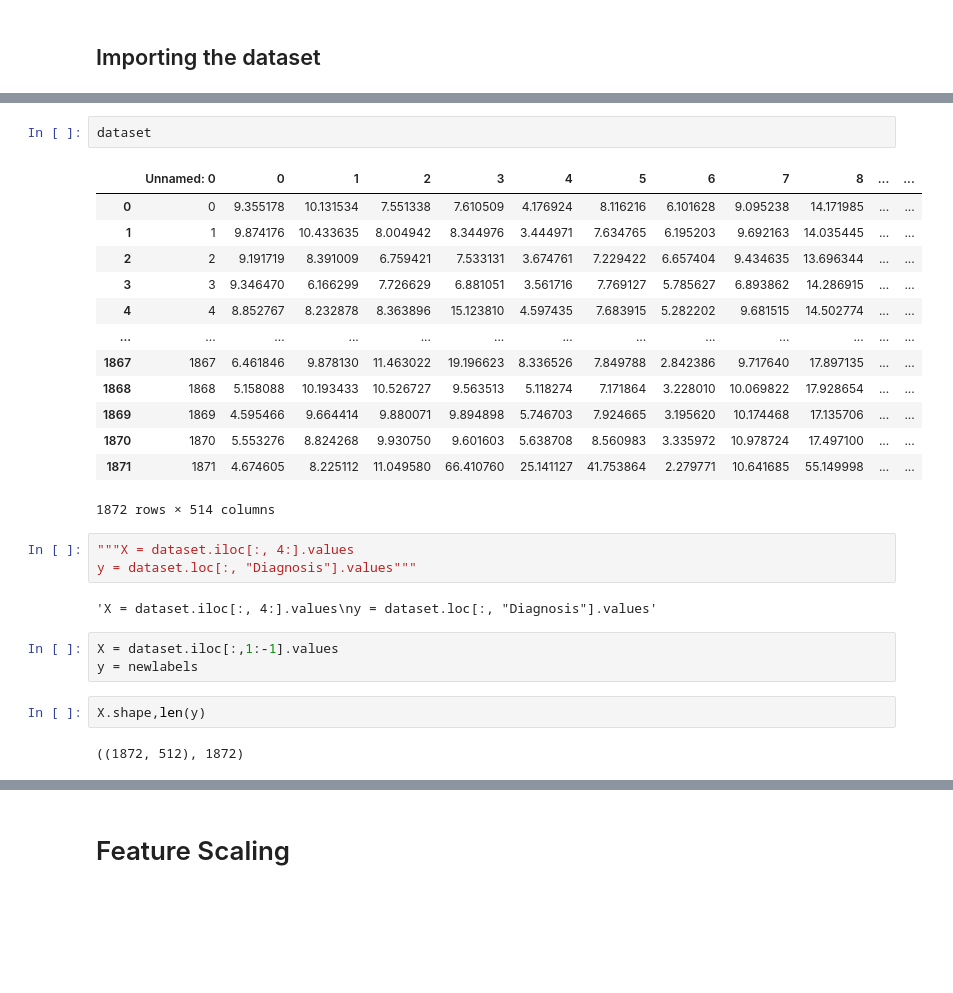
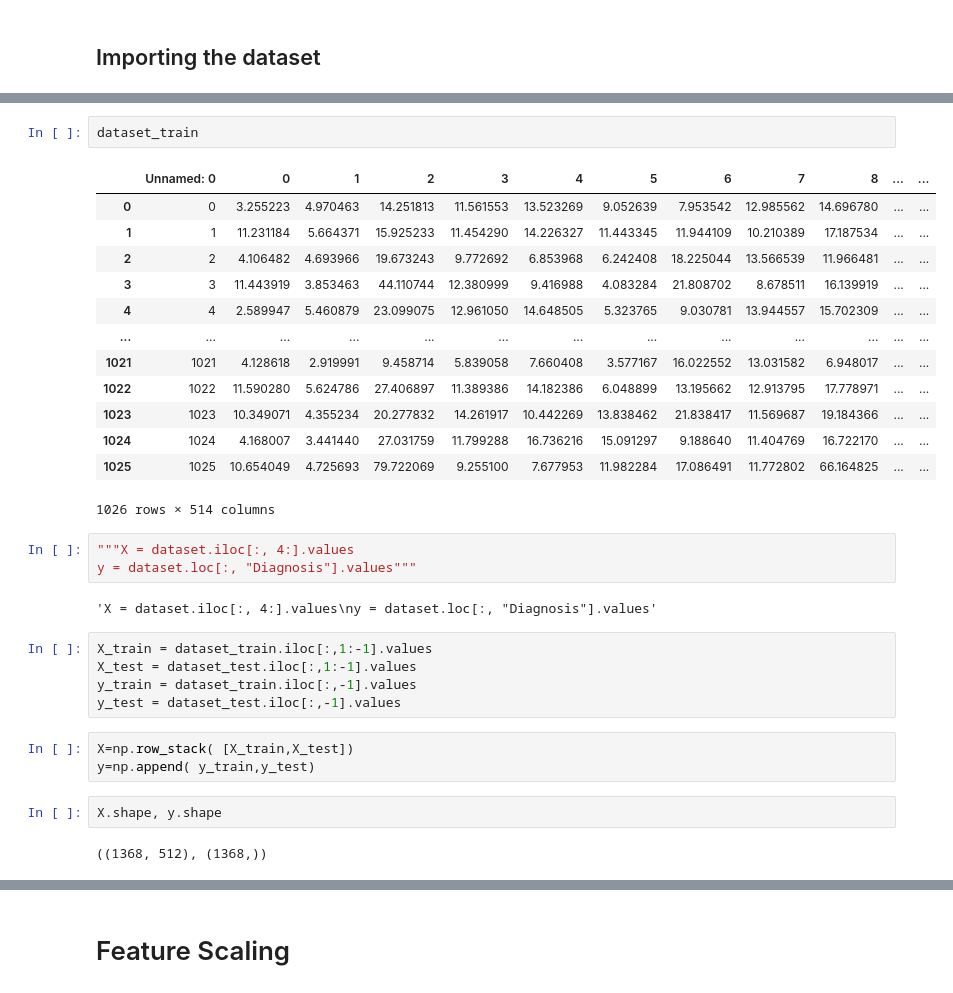
Before and after one commit to samangoli78/SONAR, a Jupyter notebook: Machine_Learning_Sonar.ipynb, the cells around one changed output, grey strips where cells are left out. Saved outputs shown, nothing was run; the diff lists cells and outputs as text; blank space fills up the shorter version.

```diff
--- a/Machine_Learning_Sonar.ipynb
+++ b/Machine_Learning_Sonar.ipynb
@@ -31,28 +31,33 @@ newlabels.shape
-# %%
-dataset
-# %% [output]
-|  | Unnamed: 0 | 0 | 1 | 2 | 3 | 4 | 5 | 6 | 7 | 8 | ... | ... |
-| 0 | 0 | 9.355178 | 10.131534 | 7.551338 | 7.610509 | 4.176924 | 8.116216 | 6.101628 | 9.095238 | 14.171985 | ... | ... |
-| 1 | 1 | 9.874176 | 10.433635 | 8.004942 | 8.344976 | 3.444971 | 7.634765 | 6.195203 | 9.692163 | 14.035445 | ... | ... |
-| 2 | 2 | 9.191719 | 8.391009 | 6.759421 | 7.533131 | 3.674761 | 7.229422 | 6.657404 | 9.434635 | 13.696344 | ... | ... |
-| 3 | 3 | 9.346470 | 6.166299 | 7.726629 | 6.881051 | 3.561716 | 7.769127 | 5.785627 | 6.893862 | 14.286915 | ... | ... |
-| 4 | 4 | 8.852767 | 8.232878 | 8.363896 | 15.123810 | 4.597435 | 7.683915 | 5.282202 | 9.681515 | 14.502774 | ... | ... |
-| ... | ... | ... | ... | ... | ... | ... | ... | ... | ... | ... | ... | ... |
-| 1867 | 1867 | 6.461846 | 9.878130 | 11.463022 | 19.196623 | 8.336526 | 7.849788 | 2.842386 | 9.717640 | 17.897135 | ... | ... |
-| 1868 | 1868 | 5.158088 | 10.193433 | 10.526727 | 9.563513 | 5.118274 | 7.171864 | 3.228010 | 10.069822 | 17.928654 | ... | ... |
-| 1869 | 1869 | 4.595466 | 9.664414 | 9.880071 | 9.894898 | 5.746703 | 7.924665 | 3.195620 | 10.174468 | 17.135706 | ... | ... |
-| 1870 | 1870 | 5.553276 | 8.824268 | 9.930750 | 9.601603 | 5.638708 | 8.560983 | 3.335972 | 10.978724 | 17.497100 | ... | ... |
-| 1871 | 1871 | 4.674605 | 8.225112 | 11.049580 | 66.410760 | 25.141127 | 41.753864 | 2.279771 | 10.641685 | 55.149998 | ... | ... |
-1872 rows × 514 columns
+# %%
+dataset_train
+# %% [output]
+|  | Unnamed: 0 | 0 | 1 | 2 | 3 | 4 | 5 | 6 | 7 | 8 | ... | ... |
+| 0 | 0 | 3.255223 | 4.970463 | 14.251813 | 11.561553 | 13.523269 | 9.052639 | 7.953542 | 12.985562 | 14.696780 | ... | ... |
+| 1 | 1 | 11.231184 | 5.664371 | 15.925233 | 11.454290 | 14.226327 | 11.443345 | 11.944109 | 10.210389 | 17.187534 | ... | ... |
+| 2 | 2 | 4.106482 | 4.693966 | 19.673243 | 9.772692 | 6.853968 | 6.242408 | 18.225044 | 13.566539 | 11.966481 | ... | ... |
+| 3 | 3 | 11.443919 | 3.853463 | 44.110744 | 12.380999 | 9.416988 | 4.083284 | 21.808702 | 8.678511 | 16.139919 | ... | ... |
+| 4 | 4 | 2.589947 | 5.460879 | 23.099075 | 12.961050 | 14.648505 | 5.323765 | 9.030781 | 13.944557 | 15.702309 | ... | ... |
+| ... | ... | ... | ... | ... | ... | ... | ... | ... | ... | ... | ... | ... |
+| 1021 | 1021 | 4.128618 | 2.919991 | 9.458714 | 5.839058 | 7.660408 | 3.577167 | 16.022552 | 13.031582 | 6.948017 | ... | ... |
+| 1022 | 1022 | 11.590280 | 5.624786 | 27.406897 | 11.389386 | 14.182386 | 6.048899 | 13.195662 | 12.913795 | 17.778971 | ... | ... |
+| 1023 | 1023 | 10.349071 | 4.355234 | 20.277832 | 14.261917 | 10.442269 | 13.838462 | 21.838417 | 11.569687 | 19.184366 | ... | ... |
+| 1024 | 1024 | 4.168007 | 3.441440 | 27.031759 | 11.799288 | 16.736216 | 15.091297 | 9.188640 | 11.404769 | 16.722170 | ... | ... |
+| 1025 | 1025 | 10.654049 | 4.725693 | 79.722069 | 9.255100 | 7.677953 | 11.982284 | 17.086491 | 11.772802 | 66.164825 | ... | ... |
+1026 rows × 514 columns
 # %%
 """X = dataset.iloc[:, 4:].values
 y = dataset.loc[:, "Diagnosis"].values"""
 # %% [output]
 'X = dataset.iloc[:, 4:].values\ny = dataset.loc[:, "Diagnosis"].values'
-# %%
-X = dataset.iloc[:,1:-1].values
-y = newlabels
+# %%
+X_train = dataset_train.iloc[:,1:-1].values
+X_test = dataset_test.iloc[:,1:-1].values
+y_train = dataset_train.iloc[:,-1].values
+y_test = dataset_test.iloc[:,-1].values
+# %%
+X=np.row_stack( [X_train,X_test])
+y=np.append( y_train,y_test)
 # %%
-X.shape,len(y)
+X.shape, y.shape
 # %% [output]
-((1872, 512), 1872)
+((1368, 512), (1368,))
```
Also changed, not shown: parts of 24 cells of this notebook, 2 other files.
